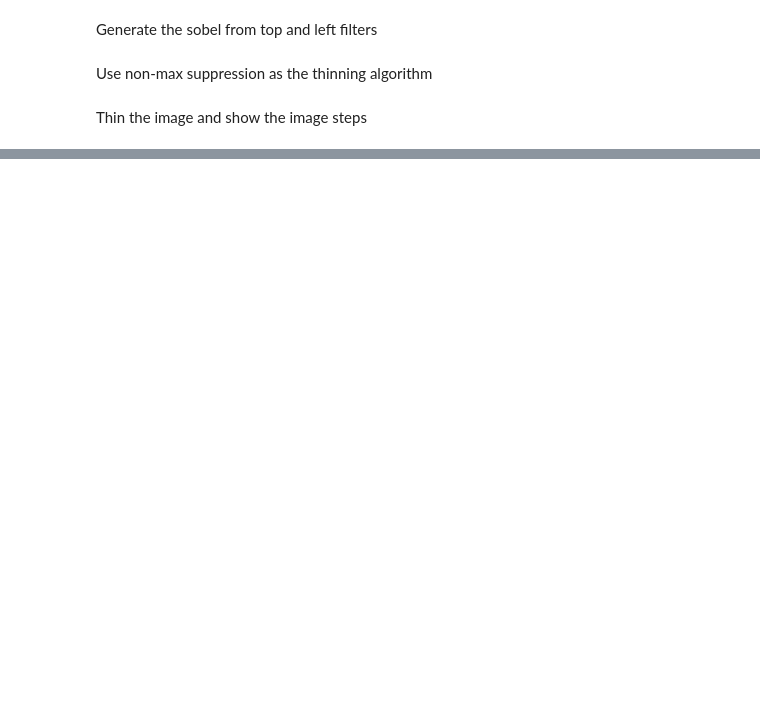
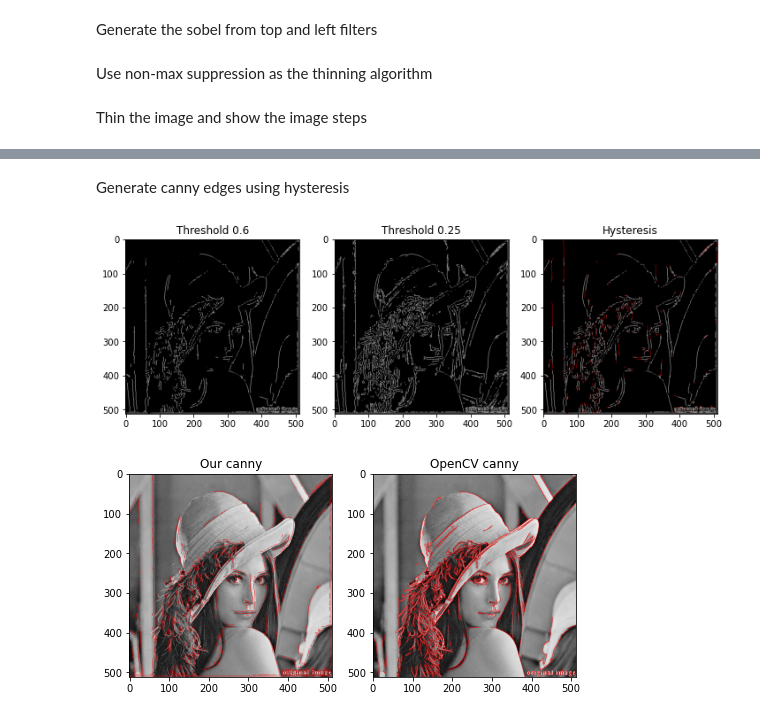
Before and after one commit to Tyler-Barham/canny-edge-detection, a Jupyter notebook: canny.ipynb, the cells around one changed output, grey strips where cells are left out. Cells and saved outputs as stored; diff of their text form; code cells hidden in the pictures; blank space fills up the shorter version.

```diff
--- a/canny.ipynb
+++ b/canny.ipynb
@@ -170,0 +234,32 @@ Do upper and lower threshold
+# %% [markdown]
+Generate canny edges using hysteresis
+# %%
+# Get upper and lower thresholds
+upper_thresh = 0.6
+lower_thresh = 0.25
+img_upper_thresh = np.array([1. if x > upper_thresh else 0. for x in img_nms.ravel()], np.float32).reshape(img_nms.shape)
+img_lower_thresh = np.array([1. if x > lower_thresh else 0. for x in img_nms.ravel()], np.float32).reshape(img_nms.shape)
+
+# Get CCL of lower image for expansion in hysteresis
+label_img = ccl(img_lower_thresh)
+
+# Get the union mask of both threholds
+img_hysteresis = hysteresis(img_upper_thresh, img_lower_thresh, label_img)
+
+# Make hysteresis image 3 channel to show what was added from the lower thresh image
+img_thresh_color = np.dstack((img_hysteresis, img_upper_thresh, img_upper_thresh))
+
+# Overlay the result on the original image
+img_overlay1 = np.dstack((raw_bw_img, raw_bw_img, raw_bw_img))
+img_overlay1[img_hysteresis == img_hysteresis.max()] = (255,0,0)
+
+# Use cv2.canny as a comparison
+img_cv2_canny = cv2.Canny(raw_bw_img, 100, 240, apertureSize=3)
+img_overlay2 = np.dstack((raw_bw_img, raw_bw_img, raw_bw_img))
+img_overlay2[img_cv2_canny == img_cv2_canny.max()] = (255,0,0)
+
+show_subplot({f'Threshold {upper_thresh}': img_upper_thresh, f'Threshold {lower_thresh}': img_lower_thresh, 'Hysteresis': img_thresh_color})
+show_subplot({'Our canny': img_overlay1, 'OpenCV canny': img_overlay2})
+# %% [output]
+[figure, added]
+[figure, added]
```
Also changed, not shown: parts of 13 cells of this notebook.
